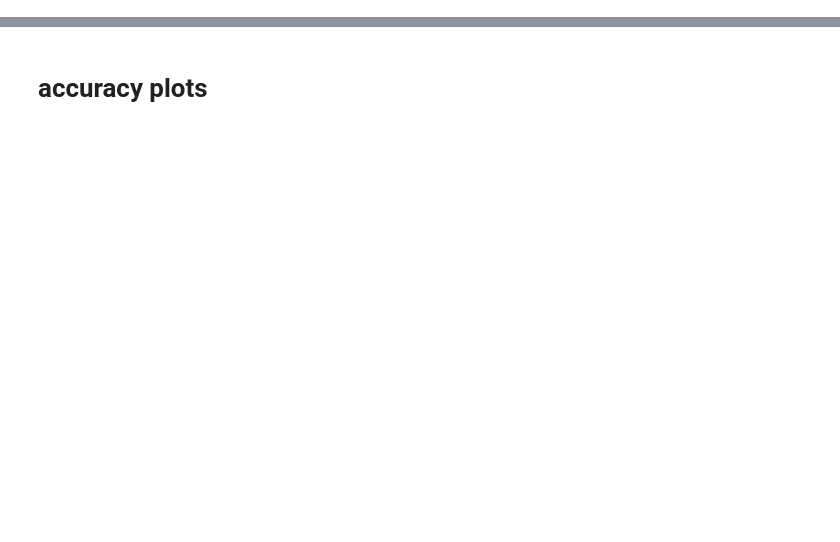
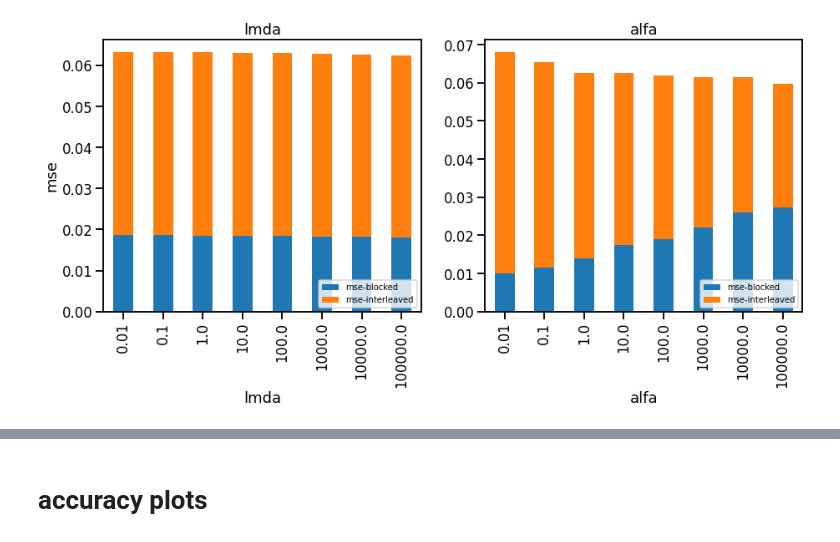
Before and after one commit to andrebeu/SEMCSW, a Jupyter notebook: NB-gs2_analysis.ipynb, the cells around one changed output, grey strips where cells are left out. Cells and saved outputs as stored; diff of their text form; code cells hidden in the pictures; blank space fills up the shorter version.

```diff
--- a/NB-gs2_analysis.ipynb
+++ b/NB-gs2_analysis.ipynb
@@ -145,0 +205,21 @@ pd.DataFrame(L)
+# %%
+smdf2 = build_summary_df2(gsdf)
+# %%
+metric= 'mse'
+f,axar = plt.subplots(1,2,figsize=(15,6))
+smdfplt = smdf2[smdf2.lr==0.05
+               ].loc[:,['alfa','lmda','%s-blocked'%metric,'%s-interleaved'%metric]]
+
+smdfplt.groupby(['lmda']).mean().drop('alfa',axis=1
+            ).plot.bar(stacked=True,ax=axar[0],title='lmda')
+smdfplt.groupby(['alfa']).mean().drop('lmda',axis=1
+            ).plot.bar(stacked=True,ax=axar[1],title='alfa')
+for ax in axar:
+  ax.legend(loc=4,fontsize=10)
+#   ax.set_ylim(.3,.4)
+#   ax.set_ylim(.6,.7)
+#   ax.set_ylim(.6,.7)
+axar[0].set_ylabel('%s'%metric)
+plt.savefig('figures/gs2/bar-%s-alfa-lmda'%metric)
+# %% [output]
+[figure, added]
```
Also changed, not shown: parts of 23 cells of this notebook, 8 other files.
